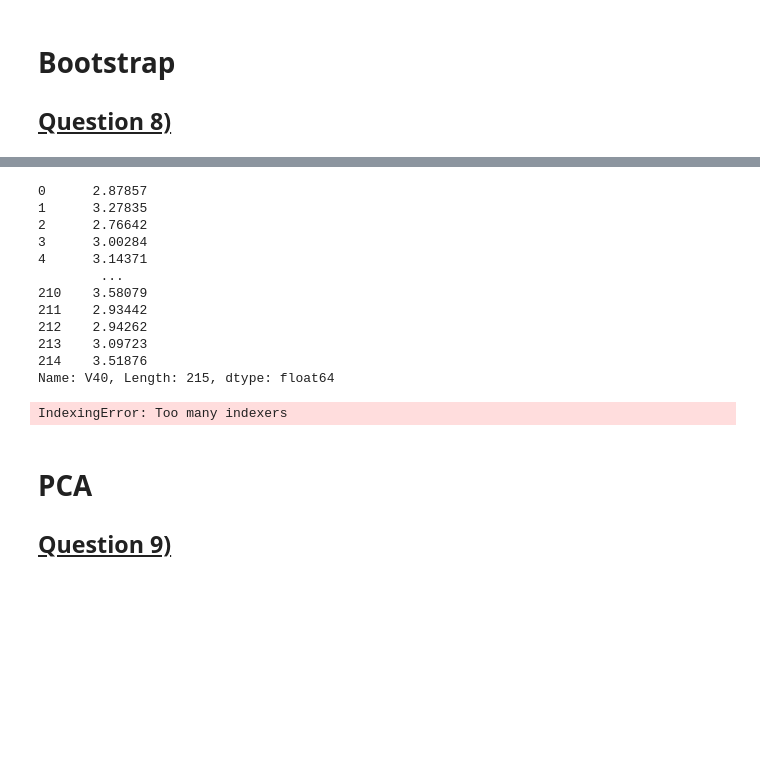
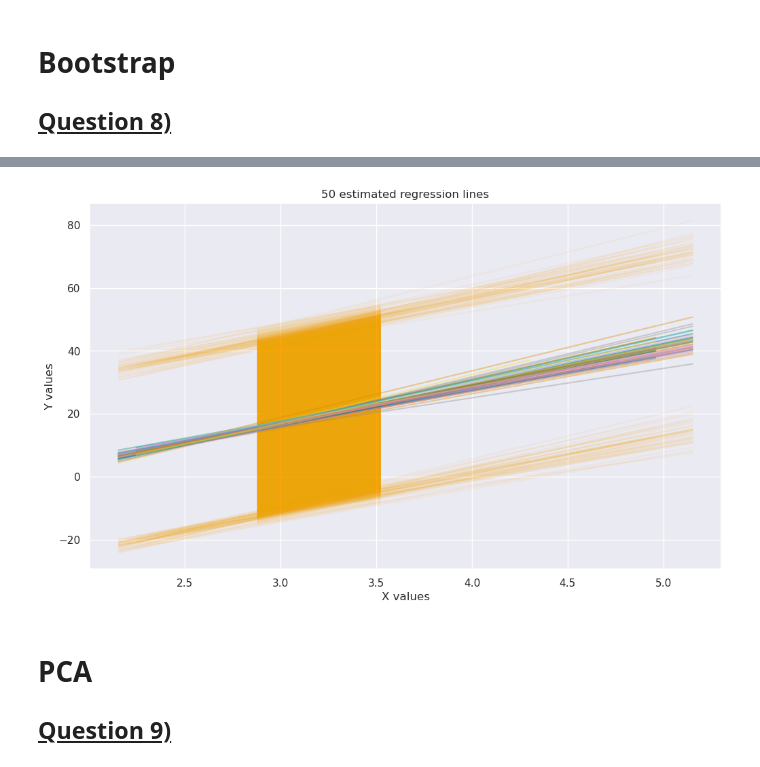
Before and after one commit to Dardare-Clement/SD-TSIA204, a Jupyter notebook: TP2/SD-TSIA204_lab2_dardare_clement.ipynb, the cells around one changed output, grey strips where cells are left out. Cells and saved outputs as stored; diff of their text form; code cells hidden in the pictures; blank space fills up the shorter version.

```diff
--- a/TP2/SD-TSIA204_lab2_dardare_clement.ipynb
+++ b/TP2/SD-TSIA204_lab2_dardare_clement.ipynb
@@ -455,35 +455,51 @@ plt.show()
-# %%
-X40 = X.iloc[:, 39]
-print(X40)
-# Set the number of bootstrap samples
-n_bootstrap = 50
-
-# Initialize matrix to store coefficients of the regression models
-coef_matrix = np.zeros((n_bootstrap, 2))
-
-# Generate bootstrap samples and fit a regression model for each sample
-for i in range(n_bootstrap):
-    # Generate a random sample with replacement
-    sample = X40.sample(frac=1, replace=True)
-    X = sample.loc[:, 'X40']
-    y = sample.loc[:, 'Y']
-    # Fit a linear regression model
-    coef, intercept = fit_linear_regression(X, y)
-    coef_matrix[i, :] = [coef[0], intercept]
-# %% [output]
-0      2.87857
-1      3.27835
-2      2.76642
-3      3.00284
-4      3.14371
-        ...
-210    3.58079
-211    2.93442
-212    2.94262
-213    3.09723
-214    3.51876
-Name: V40, Length: 215, dtype: float64
-IndexingError: Too many indexers
+# %%
+X40 = X.iloc[:, 39]  #store X40
+X40 = X40.to_numpy()
+# Set the number of bootstrap samples
+n_bootstrap = 50
+
+# Initialize matrix to store coefficients of the regression models
+coef_matrix = np.zeros((n_bootstrap, 2))
+
+n = len(X40)
+bootstrapped_preds = []
+
+#Generate 50 bootstrap samples
+plt.figure(figsize=(12,7))
+
+for i in range(n_bootstrap):
+    indices = np.random.choice(n, n, replace=True) # randomly select indices with replacement
+    bootstrap_sample = X40[indices] # select the samples corresponding to the indices
+    bootsrap_Y = Y.to_numpy().flatten()[indices]
+
+    # Run OLS on the data
+    model = LinearRegression()
+    model.fit(np.array(bootstrap_sample).reshape(-1, 1), bootsrap_Y)
+    coef = model.coef_
+    intercept = model.intercept_
+    Y_pred = np.polyval([coef, intercept], X40)
+    # Compute the regression line
+    xs = np.linspace(np.min(bootstrap_sample), np.max(bootstrap_sample), 100)
+    ys = intercept + coef * xs
+
+    # Plot regrsion line
+    plt.plot(xs, ys, alpha=0.4)
+
+    # calculate prediction interval
+    Y_pred_sample = np.polyval(coef, bootstrap_sample)
+    sigma2 = np.sum((Y_pred_sample - bootsrap_Y) ** 2) / (len(bootstrap_sample) - 2)
+    sigma = np.sqrt(sigma2)
+    t = stat.t.ppf(0.975, len(bootstrap_sample) - 2)
+    Y_err = t * sigma * np.sqrt(1 + 1 / len(X40) + (X40 - np.mean(bootstrap_sample)) ** 2 / np.sum((bootstrap_sample - np.mean(bootstrap_sample)) ** 2))
+    bootstrapped_preds.append(Y_pred)
+    plt.fill_between(X40, Y_pred - Y_err, Y_pred + Y_err, alpha=0.05, color='orange')
+
+plt.xlabel('X values')
+plt.ylabel('Y values')
+plt.title('50 estimated regression lines')
+plt.show()
+# %% [output]
+[figure, added]
 # %% [markdown]
 # PCA
 
```
Also changed, not shown: parts of 4 cells of this notebook.
